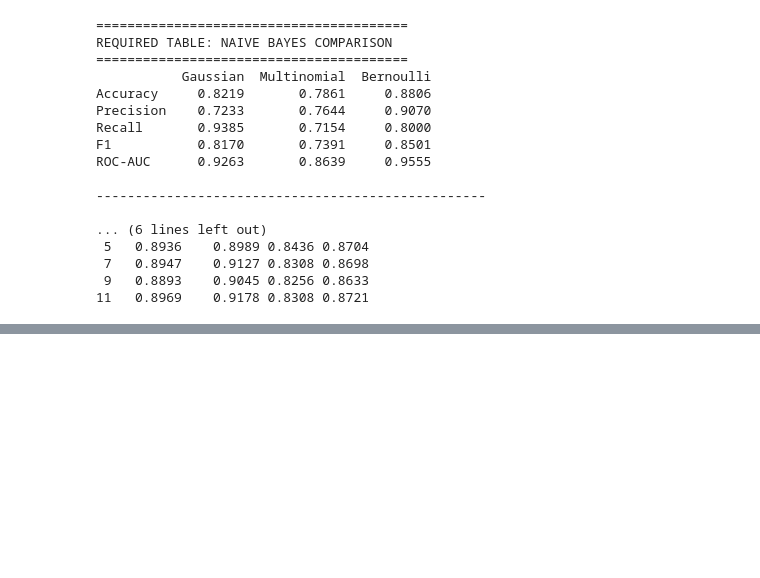
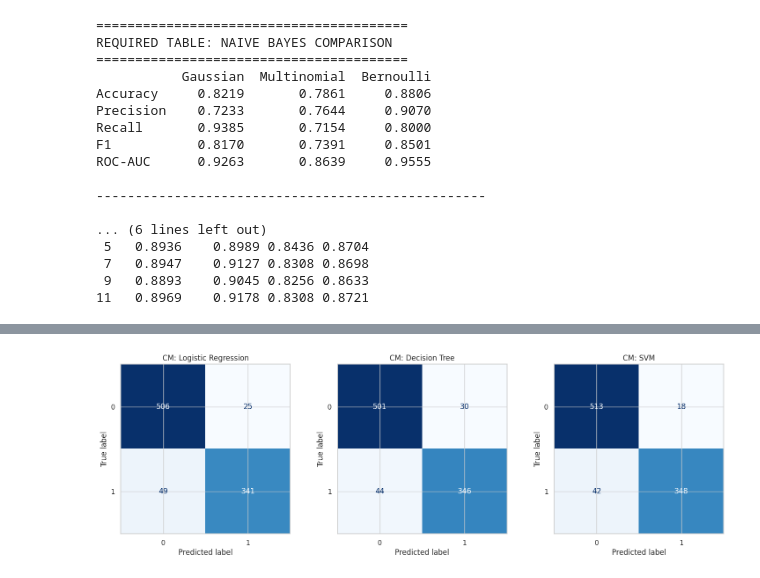
Before and after one commit to Nightingales21/ICS1512-Machine-Learning-Labratory, a Jupyter notebook: Experiment 2 - Email Spam.ipynb, the cells around one changed output, grey strips where cells are left out. Cells and saved outputs as stored; diff of their text form; code cells hidden in the pictures; blank space fills up the shorter version.

```diff
--- a/Experiment 2 - Email Spam.ipynb
+++ b/Experiment 2 - Email Spam.ipynb
@@ -296,0 +343,15 @@ ROC-AUC      0.9263       0.8639     0.9555
+# %%
+# 3. Hyperparameter Tuning: GridSearchCV
+param_grid = {'n_neighbors': [1, 3, 5, 7, 9], 'weights': ['uniform', 'distance']}
+grid_search = GridSearchCV(KNeighborsClassifier(), param_grid, cv=5, scoring='accuracy')
+grid_search.fit(X_train_scaled, y_train)
+
+print(f"Best Params (GridSearch): {grid_search.best_params_}")
+grid_results_df = pd.DataFrame(grid_search.cv_results_)
+
+# 4. Hyperparameter Tuning: RandomizedSearchCV
+param_dist = {'n_neighbors': range(1, 20), 'weights': ['uniform', 'distance']}
+random_search = RandomizedSearchCV(KNeighborsClassifier(), param_dist, n_iter=10, cv=5, random_state=42)
+random_search.fit(X_train_scaled, y_train)
+
+print(f"Best Params (RandomSearch): {random_search.best_params_}")
@@ -296,0 +361,68 @@ ROC-AUC      0.9263       0.8639     0.9555
+# %%
+from sklearn.linear_model import LogisticRegression
+from sklearn.tree import DecisionTreeClassifier
+from sklearn.svm import SVC
+import time
+from sklearn.metrics import confusion_matrix, ConfusionMatrixDisplay, roc_curve, precision_recall_curve, accuracy_score, precision_score, recall_score, f1_score, roc_auc_score
+import matplotlib.pyplot as plt
+import pandas as pd
+
+# Initialize and train additional models
+log_reg = LogisticRegression(max_iter=1000, random_state=42)
+dtree = DecisionTreeClassifier(random_state=42)
+svm = SVC(probability=True, random_state=42)
+
+models = {'Logistic Regression': log_reg, 'Decision Tree': dtree, 'SVM': svm}
+results = []
+
+# Measure metrics and timing
+for name, model in models.items():
+    start_train = time.time()
+    model.fit(X_train_scaled, y_train)
+    train_time = time.time() - start_train
+
+    start_pred = time.time()
+    y_pred = model.predict(X_test_scaled)
+    pred_time = time.time() - start_pred
+
+    y_prob = model.predict_proba(X_test_scaled)[:, 1]
+
+    results.append({
+        'Model': name,
+        'Accuracy': accuracy_score(y_test, y_pred),
+        'Precision': precision_score(y_test, y_pred),
+        'Recall': recall_score(y_test, y_pred),
+        'F1': f1_score(y_test, y_pred),
+        'ROC-AUC': roc_auc_score(y_test, y_prob),
+        'Train Time': train_time,
+        'Pred Time': pred_time
+    })
+
+results_df = pd.DataFrame(results)
+print("REQUIRED TABLE: MODEL COMPARISON & TIMING")
+display(results_df.round(4))
+
+# Confusion Matrices
+fig, axes = plt.subplots(1, 3, figsize=(18, 5))
+for i, (name, model) in enumerate(models.items()):
+    cm = confusion_matrix(y_test, model.predict(X_test_scaled))
+    ConfusionMatrixDisplay(cm).plot(ax=axes[i], cmap='Blues', colorbar=False)
+    axes[i].set_title(f"CM: {name}")
+plt.show()
+
+# ROC and Precision-Recall Curves
+fig, axes = plt.subplots(1, 2, figsize=(16, 6))
+for name, model in models.items():
+    probs = model.predict_proba(X_test_scaled)[:, 1]
+    fpr, tpr, _ = roc_curve(y_test, probs)
+    axes[0].plot(fpr, tpr, label=f"{name} (AUC={roc_auc_score(y_test, probs):.2f})")
+    prec, rec, _ = precision_recall_curve(y_test, probs)
+    axes[1].plot(rec, prec, label=name)
+
+axes[0].plot([0, 1], [0, 1], 'k--')
+axes[0].set_title("ROC Curves")
+axes[0].legend()
+axes[1].set_title("Precision-Recall Curves")
+axes[1].legend()
+plt.show()
+# %% [output]
@@ -296,0 +434 @@ ROC-AUC      0.9263       0.8639     0.9555
+[figure, added]
```
Also changed, not shown: parts of 10 cells of this notebook.
